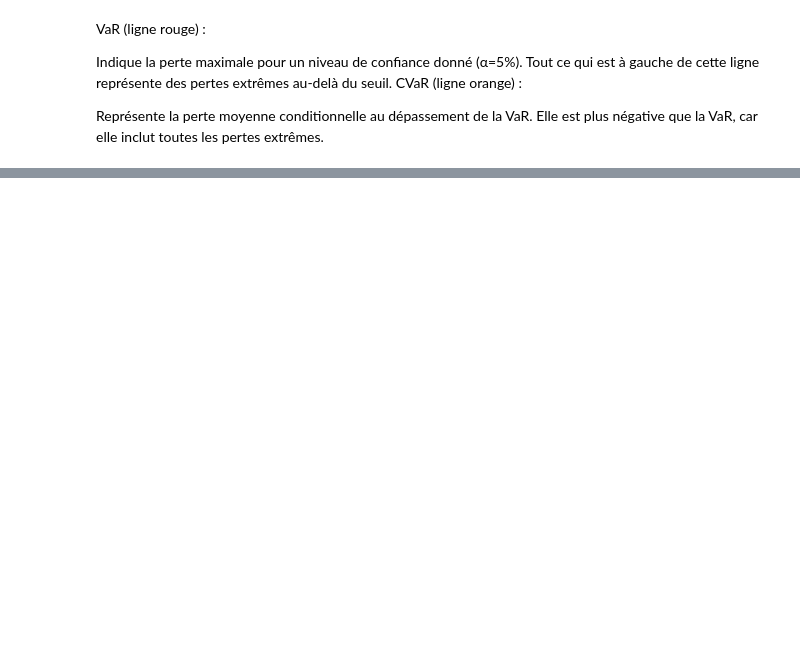
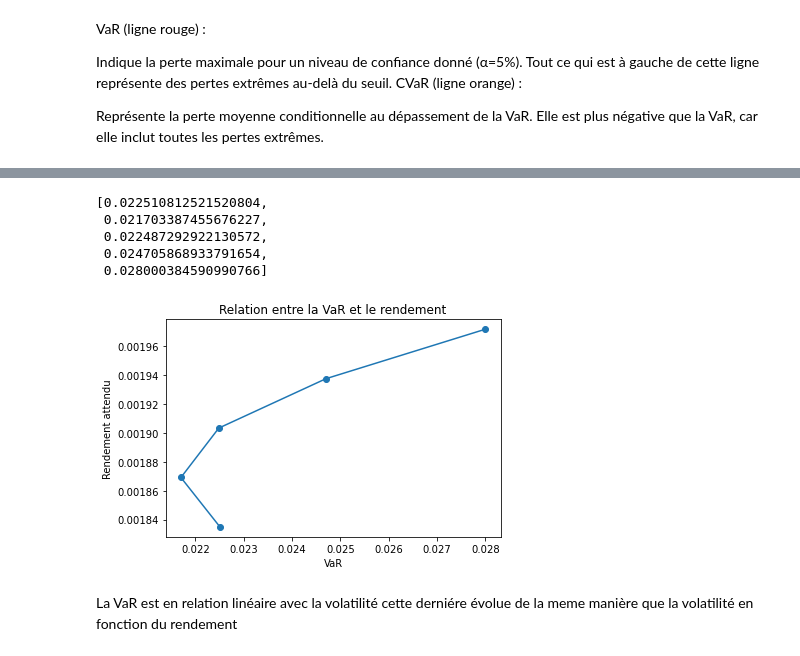
Before and after one commit to TariKS00/Portfolio-optimization, a Jupyter notebook: Asset.ipynb, the cells around one changed output, grey strips where cells are left out. Cells and saved outputs as stored; diff of their text form; code cells hidden in the pictures; blank space fills up the shorter version.

```diff
--- a/Asset.ipynb
+++ b/Asset.ipynb
@@ -590,0 +609,27 @@ Degrés de liberté (df): 33.24008038364393, Location (loc): 0.00183239937731213
+# %%
+def var(mean,std,conf):
+    quantile=norm.ppf(conf, loc =0, scale = 1)
+    return -(mean+quantile*std)
+# %%
+#Initialisation du portfeuille
+portfolio = Portfolio()
+portfolio.add_asset(apple,0.5)
+portfolio.add_asset(microsoft,0.5)
+
+#Rendements des actifs du portfeuille
+mu=[asset.calculate_return().mean() for asset in portfolio._assets]
+# Liste de rendements cibles
+target_returns = np.linspace(min(mu), max(mu),5)
+
+# Initialisation des listes pour stocker les résultats
+weights_list = []
+returns_list = []
+stds_list = []
+VaR=[]
+
+# Optimisation pour chaque rendement cible
+for target in target_returns:
+    portfolio.optimize_portfolio2(target)
+    returns_list.append(portfolio.portfolio_return())
+    stds_list.append(portfolio.portfolio_volatility())
+    VaR.append(var(portfolio.portfolio_return(),portfolio.portfolio_volatility(),0.95))
@@ -590,0 +654,20 @@ Degrés de liberté (df): 33.24008038364393, Location (loc): 0.00183239937731213
+# %%
+VaR=list(map(lambda x: x * -1, VaR))
+VaR
+# %% [output]
+[0.022510812521520804,
+ 0.021703387455676227,
+ 0.022487292922130572,
+ 0.024705868933791654,
+ 0.028000384590990766]
+# %%
+# Visualisation
+plt.plot(VaR, returns_list, '-o')
+plt.xlabel('VaR')
+plt.ylabel('Rendement attendu')
+plt.title('Relation entre la VaR et le rendement')
+plt.show()
+# %% [output]
+[figure, added]
+# %% [markdown]
+La VaR est en relation linéaire avec la volatilité cette derniére évolue de la meme manière que la volatilité en fonction du rendement
```
Also changed, not shown: parts of 32 cells of this notebook.
